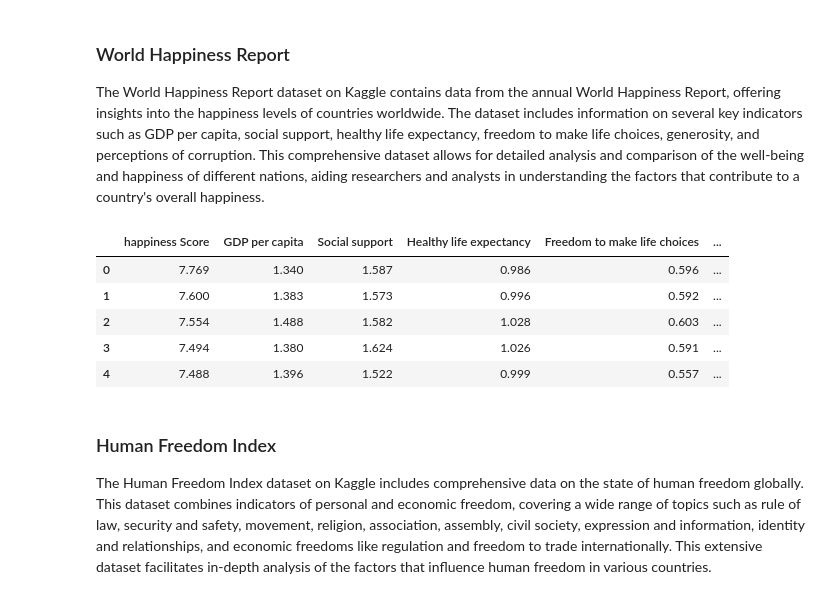
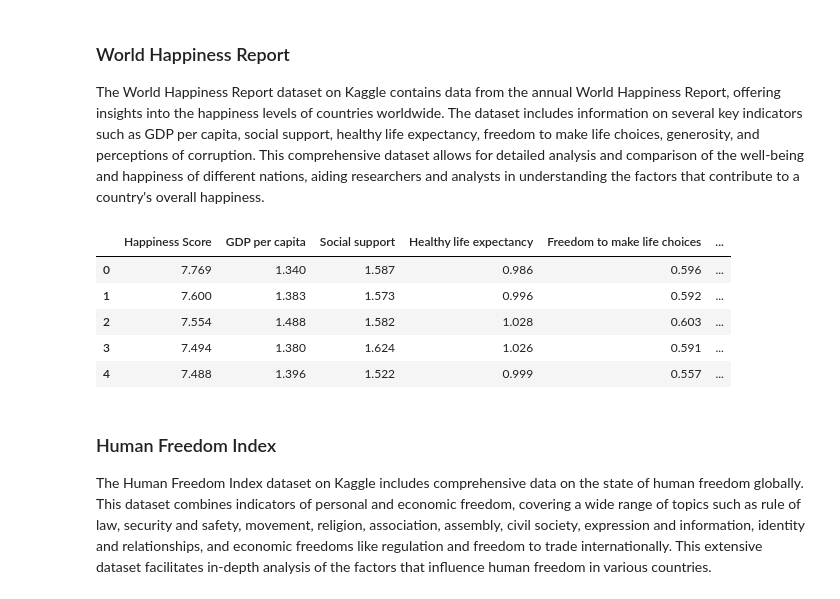
Before and after one commit to hugokrijgsman/data-story, a Jupyter notebook: draft.ipynb, the cells around one changed output. Cells and saved outputs as stored; diff of their text form; code cells hidden in the pictures.

```diff
--- a/draft.ipynb
+++ b/draft.ipynb
@@ -46,12 +46,12 @@ The World Happiness Report dataset on Kaggle contains data from the annual World
 # %%
 happiness_data = pd.read_csv("happiness.csv")
 happiness_data["Country"] = happiness_data["Country or region"]
 happiness_data = happiness_data.drop(columns=["Country or region", "Overall rank"])
-happiness_data = happiness_data.rename(columns={"Score":"happiness Score"})
+happiness_data = happiness_data.rename(columns={"Score": "Happiness Score"})
 
 happiness_data.head()
 # %% [output]
-|  | happiness Score | GDP per capita | Social support | Healthy life expectancy | Freedom to make life choices | ... |
+|  | Happiness Score | GDP per capita | Social support | Healthy life expectancy | Freedom to make life choices | ... |
 | 0 | 7.769 | 1.340 | 1.587 | 0.986 | 0.596 | ... |
 | 1 | 7.600 | 1.383 | 1.573 | 0.996 | 0.592 | ... |
 | 2 | 7.554 | 1.488 | 1.582 | 1.028 | 0.603 | ... |
```
Also changed, not shown: parts of 1 cell of this notebook.
